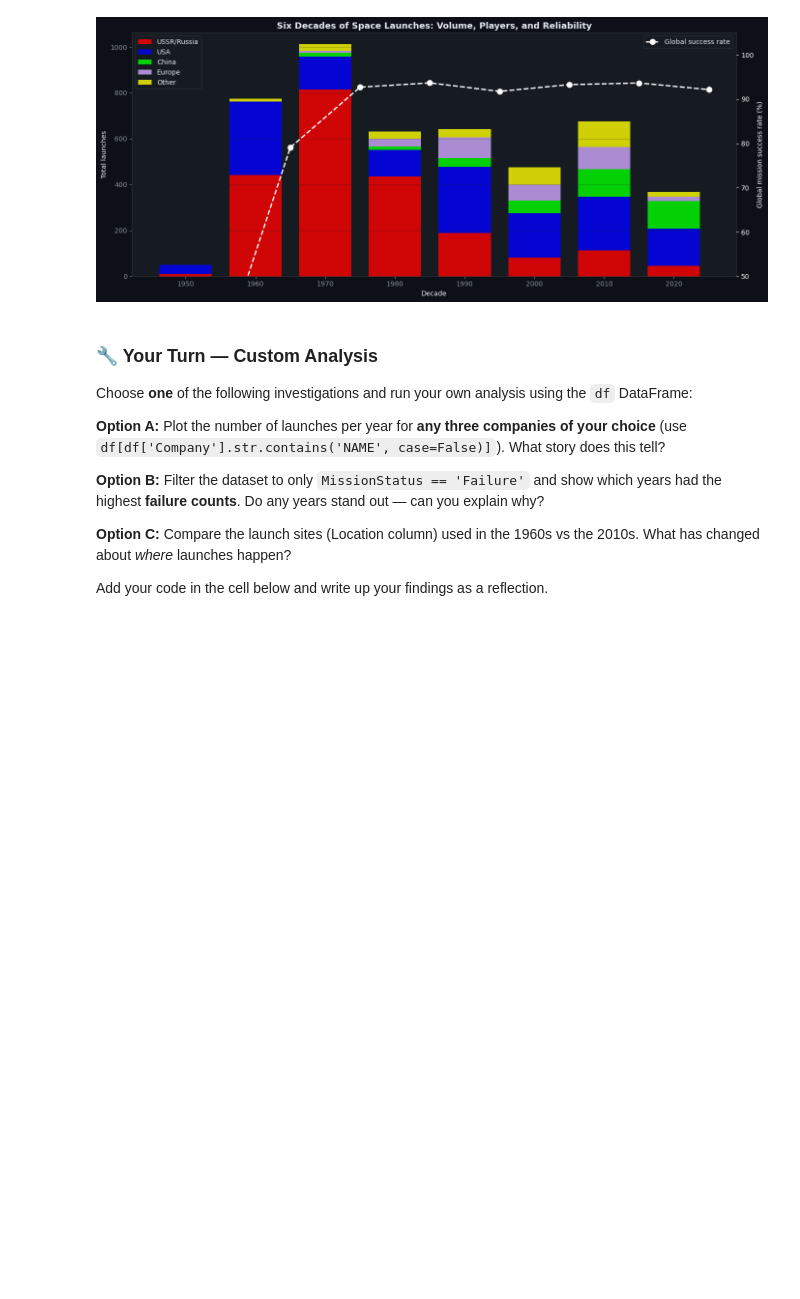
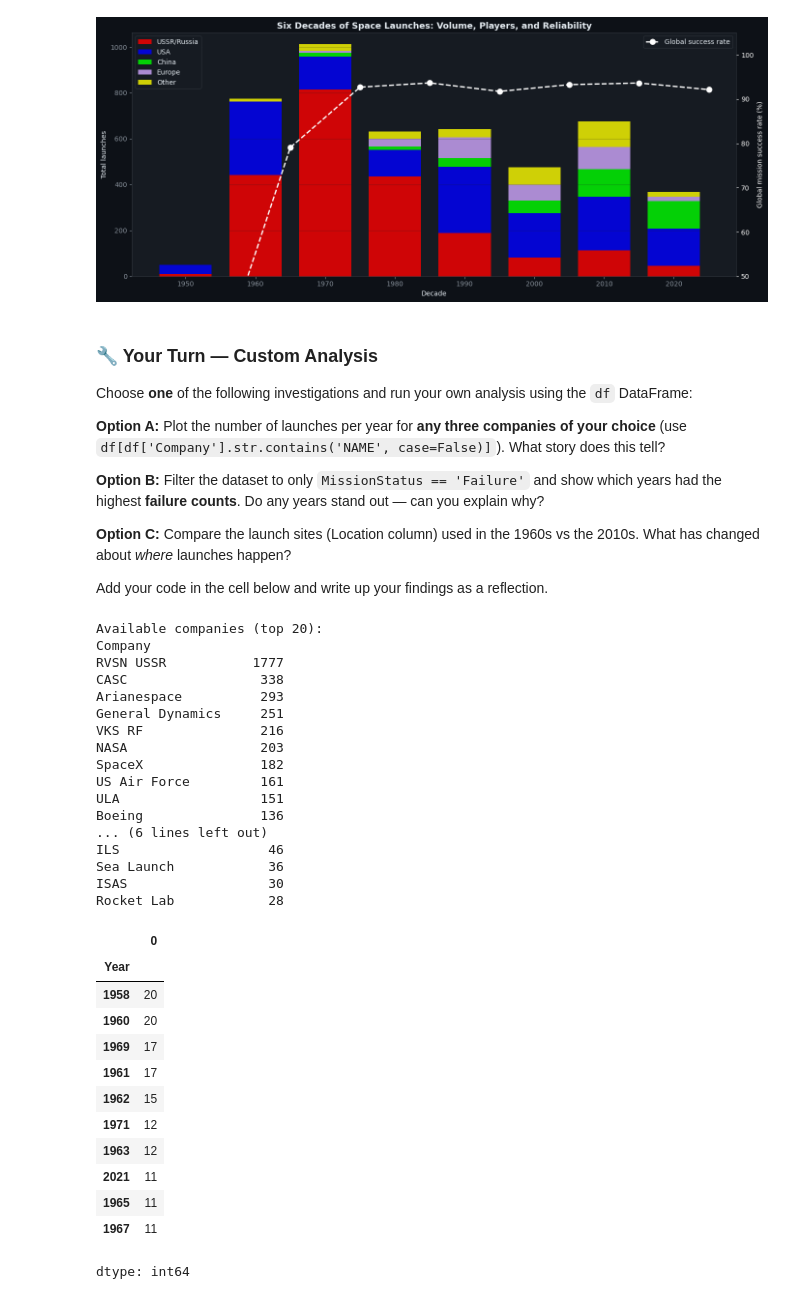
Before and after one commit to RoanOSullivan233/NPSC2002-workshops, a Jupyter notebook: Week_03_SpaceRace.ipynb, the cells around one changed output. Saved outputs shown, nothing was run; the diff lists cells and outputs as text; code cells hidden in the pictures; blank space fills up the shorter version.

```diff
--- a/Week_03_SpaceRace.ipynb
+++ b/Week_03_SpaceRace.ipynb
@@ -736,12 +754,52 @@ Add your code in the cell below and write up your findings as a reflection.
 # %%
 # 🔧 Your investigation here
 # Hint: start with df.head() or df.columns to remind yourself what's available
 
 # Example to get you started — modify this for your chosen option:
 print("Available companies (top 20):")
 print(df['Company'].value_counts().head(20).to_string())
 
 # Your code below:
+
+# Filter to failures
+failures = df[df['MissionStatus'] == 'Failure']
+
+# Count failures per year
+failure_counts = failures.groupby('Year').size().sort_values(ascending=False)
+
+# Show top 10 years with most failures
+failure_counts.head(10)
+# %% [output]
+Available companies (top 20):
+Company
+RVSN USSR           1777
+CASC                 338
+Arianespace          293
+General Dynamics     251
+VKS RF               216
+NASA                 203
+SpaceX               182
+US Air Force         161
+ULA                  151
+Boeing               136
+... (6 lines left out)
+ILS                   46
+Sea Launch            36
+ISAS                  30
+Rocket Lab            28
+|  | 0 |
+| Year |  |
+| 1958 | 20 |
+| 1960 | 20 |
+| 1969 | 17 |
+| 1961 | 17 |
+| 1962 | 15 |
+| 1971 | 12 |
+| 1963 | 12 |
+| 2021 | 11 |
+| 1965 | 11 |
+| 1967 | 11 |
+dtype: int64
 # %% [markdown]
 ### ✏️ Your findings from the custom analysis:
 
```
Also changed, not shown: parts of 3 cells of this notebook.
